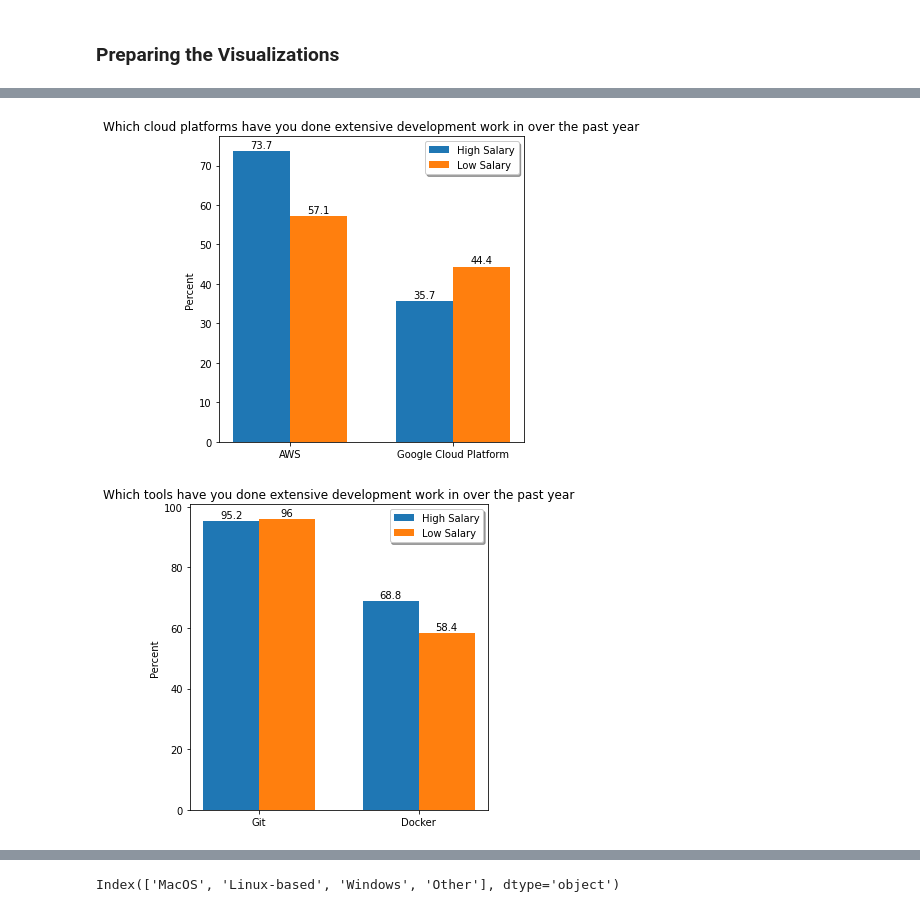
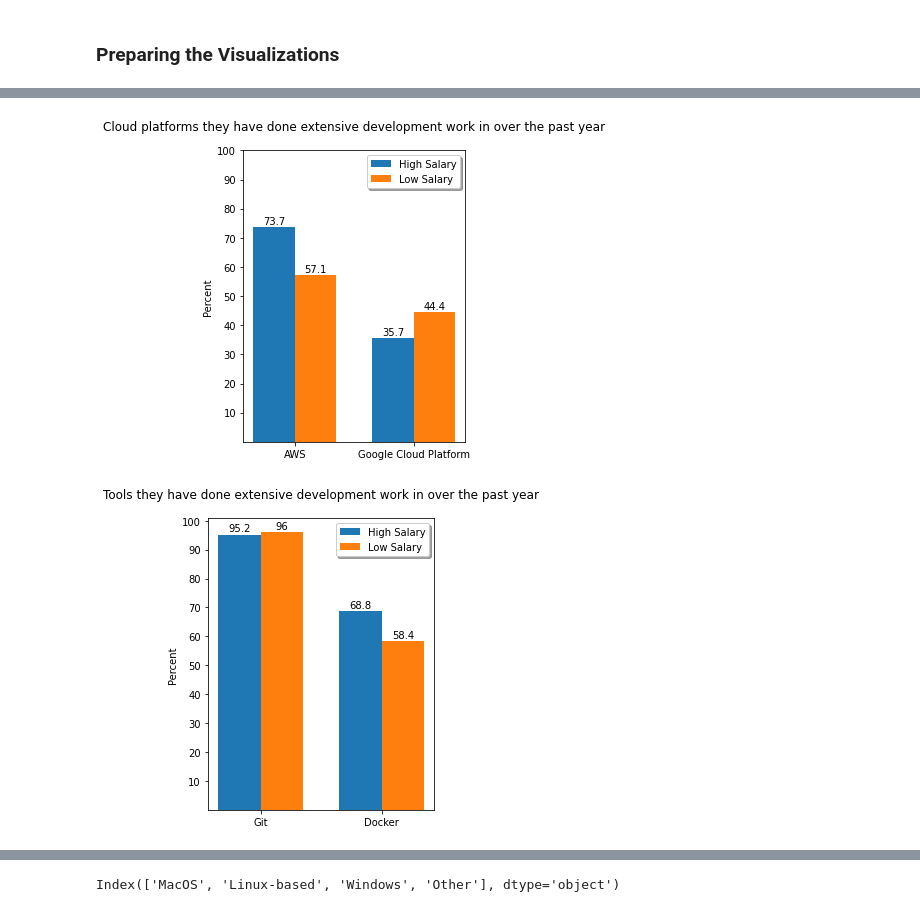
Before and after one commit to JosephArcila/Differences-from-Top-Data-Scientists, a Jupyter notebook: Untitled.ipynb, the cells around one changed output, grey strips where cells are left out. Drawn from its saved outputs; the diff is of its cells as text; code cells hidden in the pictures.

```diff
--- a/Untitled.ipynb
+++ b/Untitled.ipynb
@@ -598,15 +618,17 @@ clus_bar_cht(hi_dic, low_dic,
 # %%
 hi_dic = create_dic_so_attr(so_sub_hi, 'PlatformHaveWorkedWith', abv=0.35)
 low_dic = create_dic_so_attr(so_sub_btm, 'PlatformHaveWorkedWith', abv=0.35)
-clus_bar_cht(hi_dic, low_dic, title='Which cloud platforms have you done extensive development work in over the past year')
+clus_bar_cht(hi_dic, low_dic, title='Cloud platforms they have done extensive development work in over the past year',
+             figheight=5, figwidth=4)
 # %% [output]
-[figure, old version]
+[figure, new version]
 # %%
 hi_dic = create_dic_so_attr(so_sub_hi, 'ToolsTechHaveWorkedWith', abv=0.5)
 low_dic = create_dic_so_attr(so_sub_btm, 'ToolsTechHaveWorkedWith', abv=0.5)
-clus_bar_cht(hi_dic, low_dic, title='Which tools have you done extensive development work in over the past year')
+clus_bar_cht(hi_dic, low_dic, title='Tools they have done extensive development work in over the past year',
+             figheight=5, figwidth=4)
 # %% [output]
-[figure, old version]
+[figure, new version]
 # %%
 hi_dic = create_dic_kg(hi_sal_ds_kg, 16, 17, abv=0.35)
 low_dic = create_dic_kg(low_sal_ds_kg, 16, 17, abv=0.35)
```
Also changed, not shown: parts of 14 cells of this notebook.
